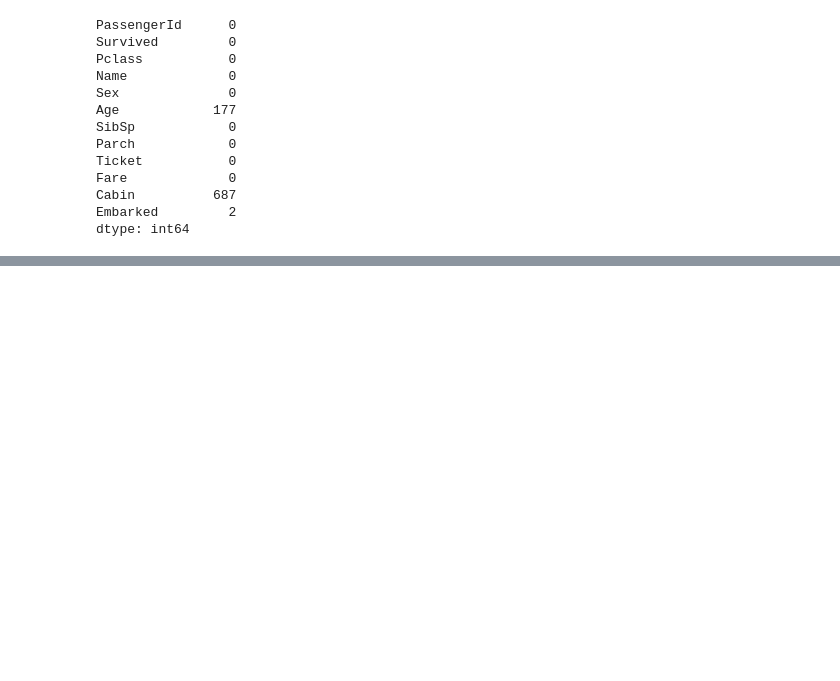
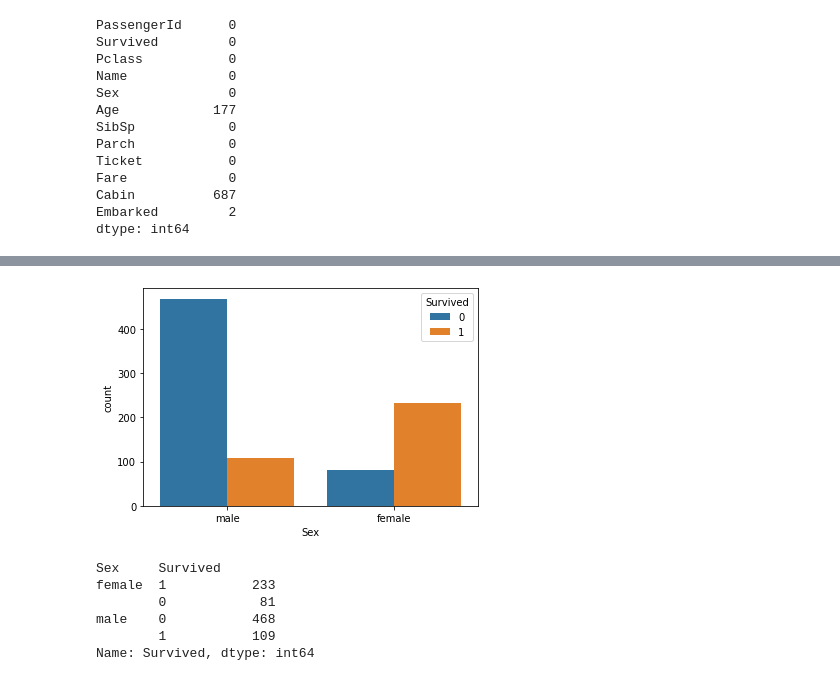
Before and after one commit to weiwenwu111/For_visualization, a Jupyter notebook: my project.ipynb, the cells around one changed output, grey strips where cells are left out. Saved outputs shown, nothing was run; the diff lists cells and outputs as text; code cells hidden in the pictures; blank space fills up the shorter version.

```diff
--- a/my project.ipynb
+++ b/my project.ipynb
@@ -109 +105,13 @@ plt.show()
+# %%
+sns.countplot(x='Sex', hue='Survived', data=train_data)
+plt.show()
+train_data['Survived'].groupby(train_data['Sex']).value_counts()
+# %% [output]
+[figure, added]
+Sex     Survived
+female  1           233
+        0            81
+male    0           468
+        1           109
+Name: Survived, dtype: int64
 # %%
```
Also changed, not shown: parts of 7 cells of this notebook.
